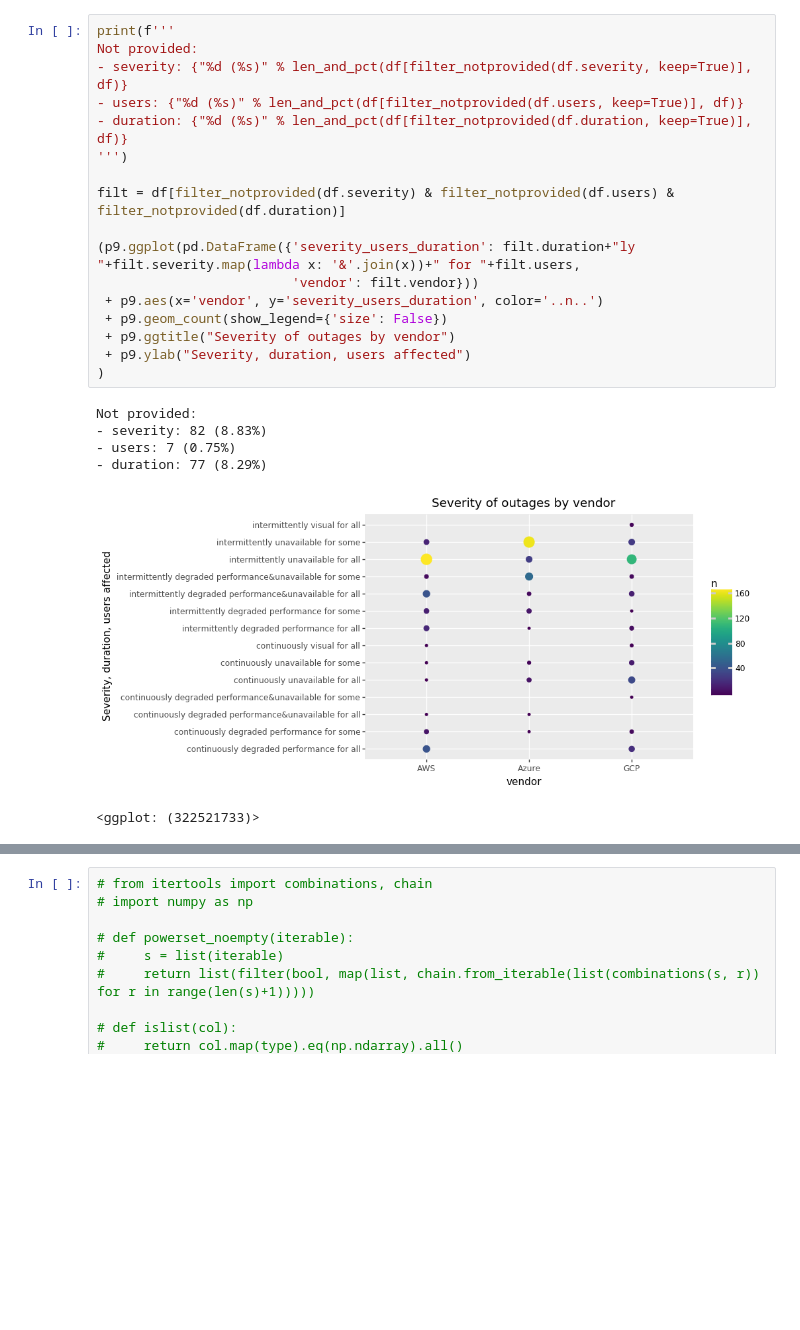
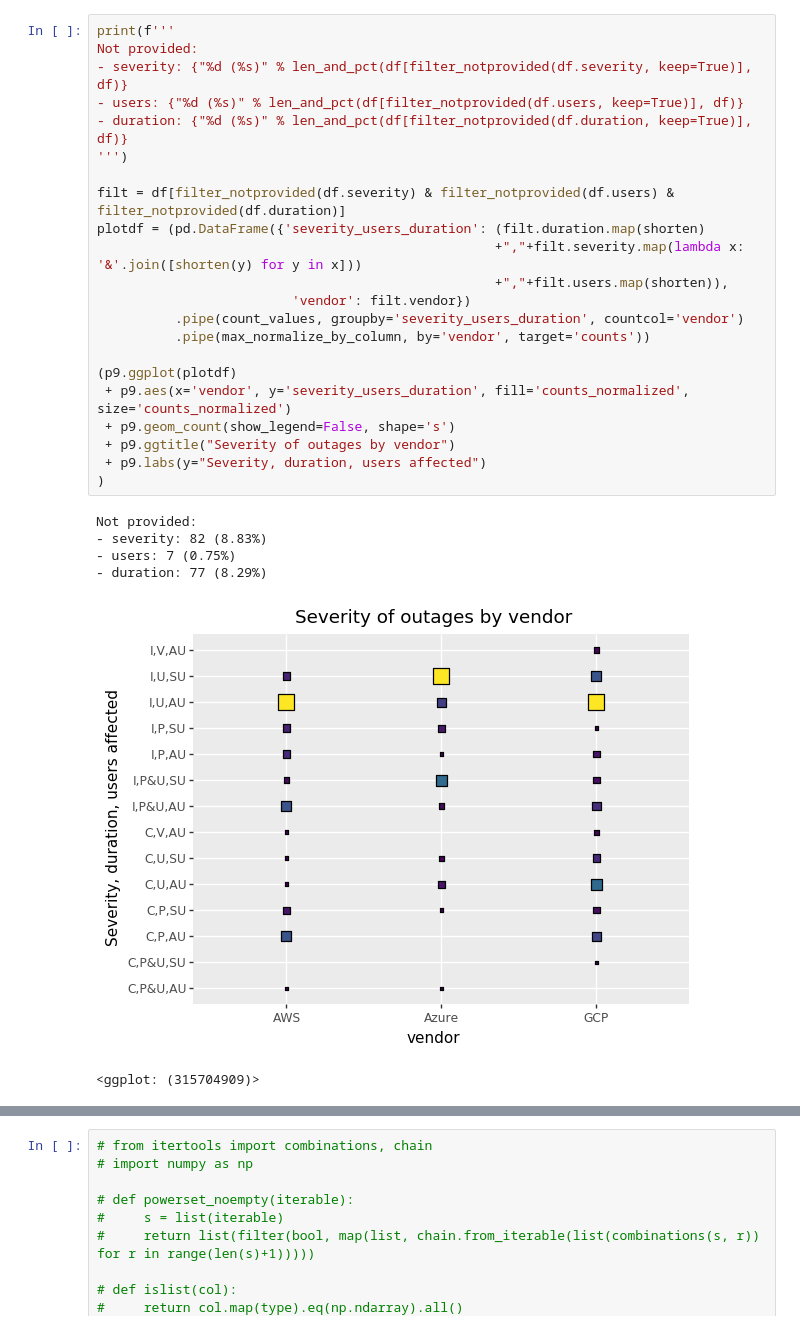
Before and after one commit to thezeroalpha/honours-project, a Jupyter notebook: notebooks/Plotting.ipynb, the cells around one changed output, grey strips where cells are left out. Cells and saved outputs as stored; diff of their text form; blank space fills up the shorter version.

Commit message:
Update plots

```diff
--- a/notebooks/Plotting.ipynb
+++ b/notebooks/Plotting.ipynb
@@ -105,27 +150,32 @@ Not provided:
 # %%
 print(f'''
 Not provided:
 - severity: {"%d (%s)" % len_and_pct(df[filter_notprovided(df.severity, keep=True)], df)}
 - users: {"%d (%s)" % len_and_pct(df[filter_notprovided(df.users, keep=True)], df)}
 - duration: {"%d (%s)" % len_and_pct(df[filter_notprovided(df.duration, keep=True)], df)}
 ''')
 
 filt = df[filter_notprovided(df.severity) & filter_notprovided(df.users) & filter_notprovided(df.duration)]
+plotdf = (pd.DataFrame({'severity_users_duration': (filt.duration.map(shorten)
+                                                   +","+filt.severity.map(lambda x: '&'.join([shorten(y) for y in x]))
+                                                   +","+filt.users.map(shorten)),
+                         'vendor': filt.vendor})
+          .pipe(count_values, groupby='severity_users_duration', countcol='vendor')
+          .pipe(max_normalize_by_column, by='vendor', target='counts'))
 
-(p9.ggplot(pd.DataFrame({'severity_users_duration': filt.duration+"ly "+filt.severity.map(lambda x: '&'.join(x))+" for "+filt.users,
-                         'vendor': filt.vendor}))
- + p9.aes(x='vendor', y='severity_users_duration', color='..n..')
- + p9.geom_count(show_legend={'size': False})
+(p9.ggplot(plotdf)
+ + p9.aes(x='vendor', y='severity_users_duration', fill='counts_normalized', size='counts_normalized')
+ + p9.geom_count(show_legend=False, shape='s')
  + p9.ggtitle("Severity of outages by vendor")
- + p9.ylab("Severity, duration, users affected")
+ + p9.labs(y="Severity, duration, users affected")
 )
 # %% [output]
 Not provided:
 - severity: 82 (8.83%)
 - users: 7 (0.75%)
 - duration: 77 (8.29%)
-[figure, old version]
+[figure, new version]
-<ggplot: (322521733)>
+<ggplot: (315704909)>
 # %%
 print(f'''
 Not provided:
```
Also changed, not shown: parts of 14 cells of this notebook, 4 other files.
